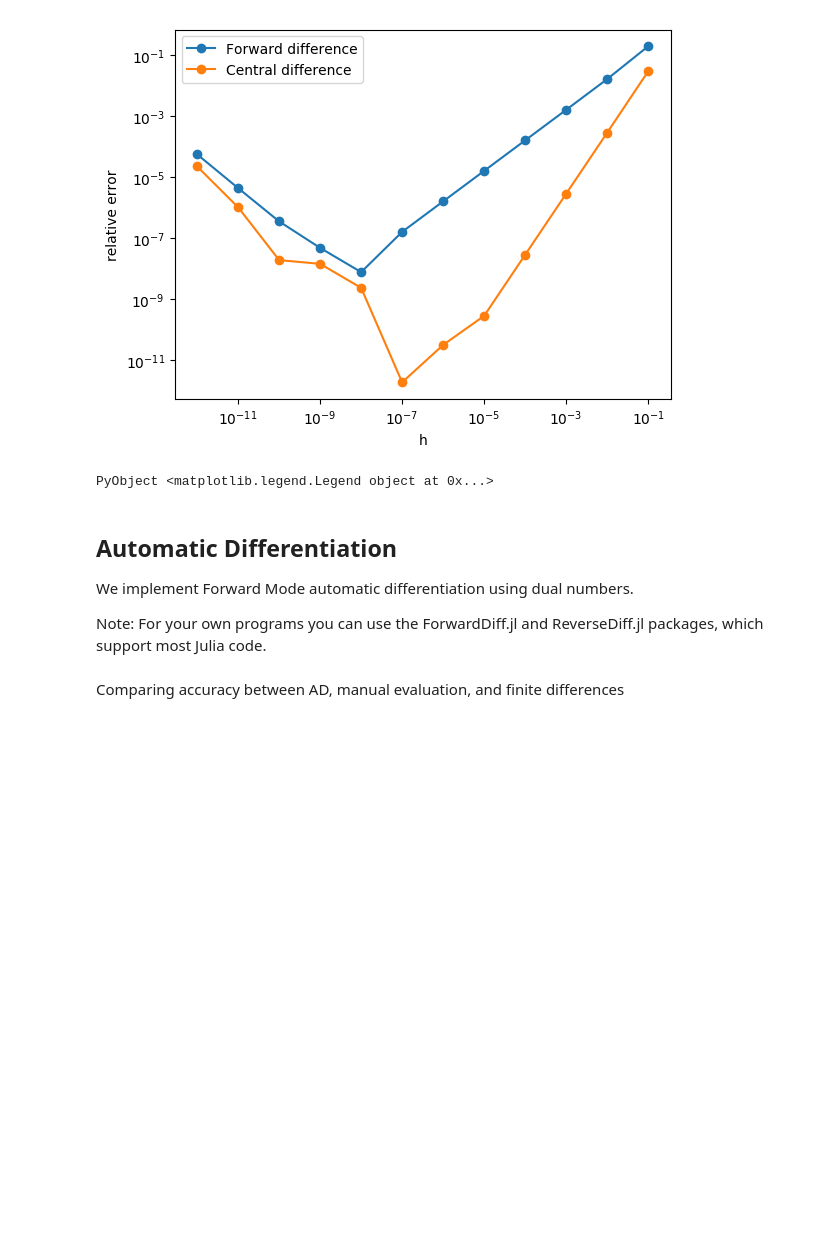
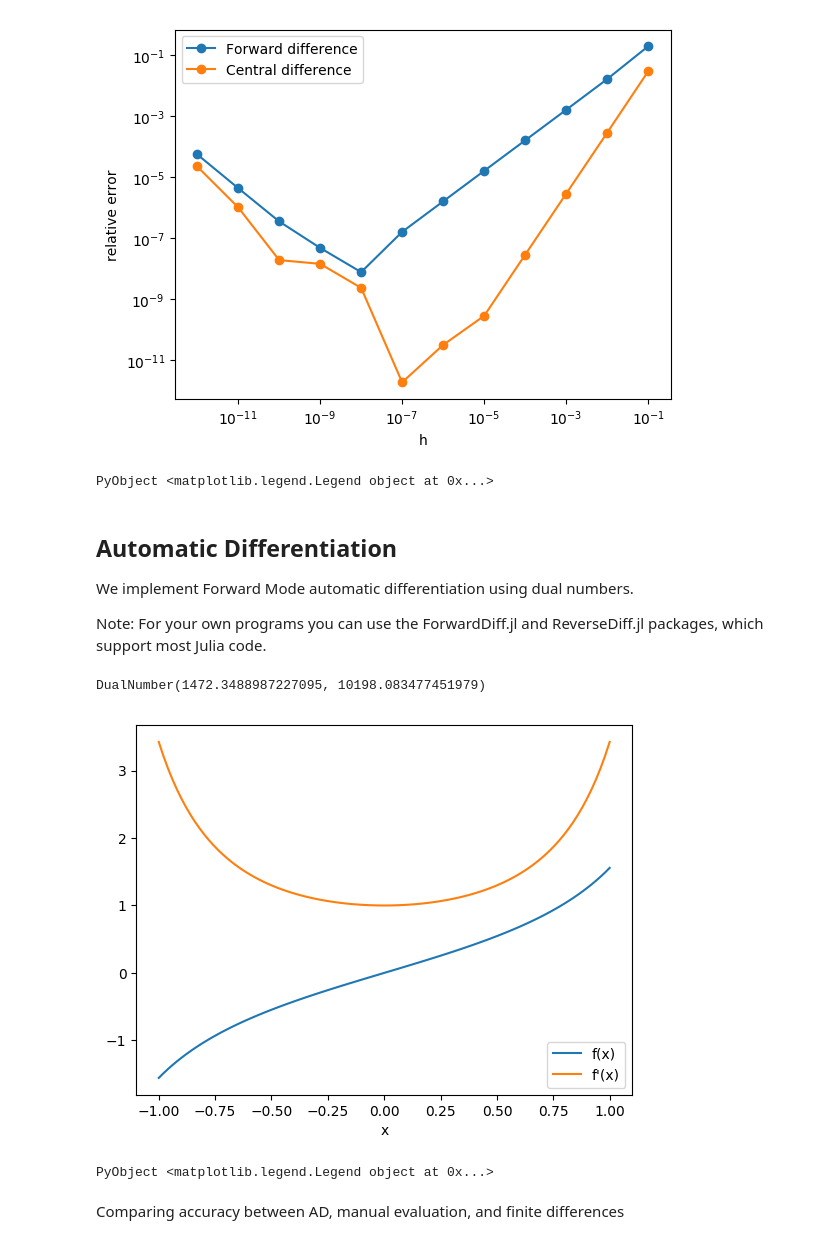
Before and after one commit to mitmath/18330, a Jupyter notebook: 05_Numerical_Differentiation.ipynb, the cells around one changed output. Cells and saved outputs as stored; diff of their text form; code cells hidden in the pictures; blank space fills up the shorter version.

```diff
--- a/05_Numerical_Differentiation.ipynb
+++ b/05_Numerical_Differentiation.ipynb
@@ -129,24 +129,31 @@ end
 a = DualNumber(1.0, 1.0)
 
 # a complicated function
-f(a) = exp(exp(a))*sin(a) + exp(cos(a) + sin(a))*sin(cos(sin(a)))
+f(x) = exp(exp(x))*sin(x) + exp(cos(x) + sin(x))*sin(cos(sin(x)))
+
+f(DualNumber(2.0, 1.0))
+# %% [output]
+DualNumber(1472.3488987227095, 10198.083477451979)
 # %%
 # Computing the derivative of a simple function: tan(x) = sin(x)/cos(x)
 f(x) = sin(x)/cos(x)
 
 xs = LinRange(-1, 1, 100)
-xduals = [DualNumber(x, 1) for x in xs]
+xduals = [DualNumber(x, 1.0) for x in xs]
 dual_results = f.(xduals)
 
 fs = [d.x for d in dual_results]
 fprimes = [d.xdot for d in dual_results]
 
 figure()
 plot(xs, fs, label="f(x)")
 plot(xs, fprimes, label="f'(x)")
 
 xlabel("x")
 legend()
+# %% [output]
+[figure, added]
+PyObject <matplotlib.legend.Legend object at 0x...>
 # %% [markdown]
 Comparing accuracy between AD, manual evaluation, and finite differences
 # %%
```
Also changed, not shown: parts of 4 cells of this notebook.
